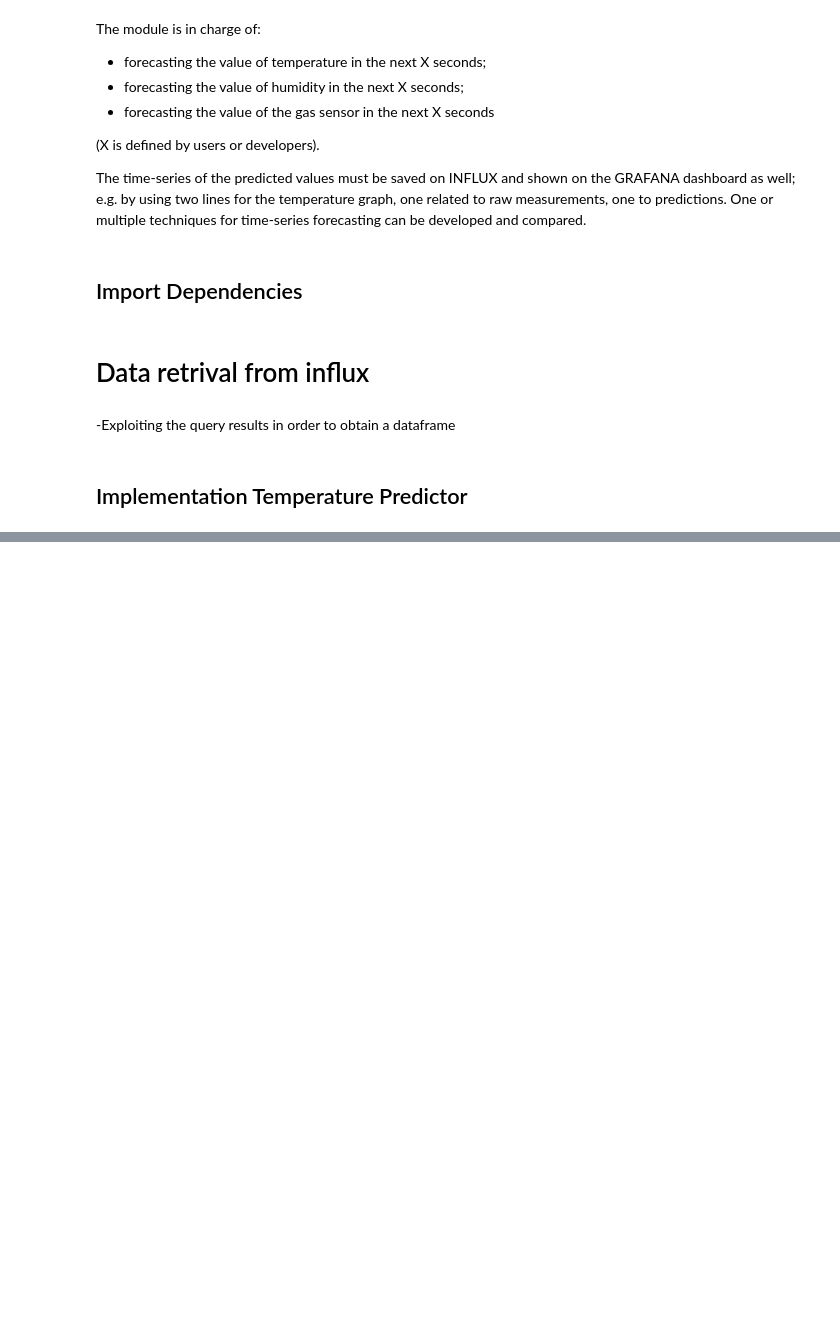
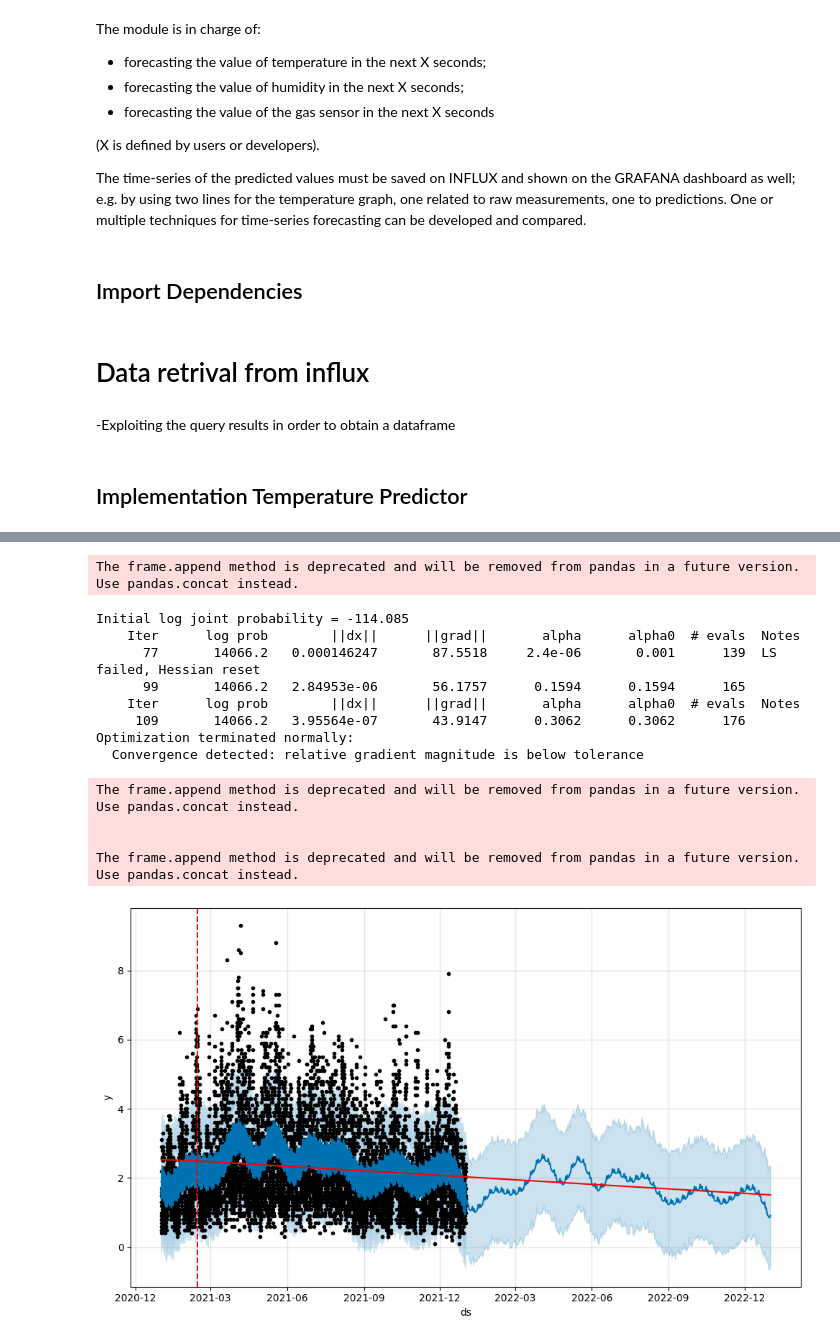
Before and after one commit to andiub97/iot-project, a Jupyter notebook: forecasting/prophetForecasting.ipynb, the cells around one changed output, grey strips where cells are left out. Cells and saved outputs as stored; diff of their text form; code cells hidden in the pictures; blank space fills up the shorter version.

```diff
--- a/forecasting/prophetForecasting.ipynb
+++ b/forecasting/prophetForecasting.ipynb
@@ -108,0 +174,20 @@ fig2 = model.plot_components(forecast)
+# %%
+pro_change= Prophet(n_changepoints=20, yearly_seasonality=True, changepoint_prior_scale=0.08)
+forecast = pro_change.fit(train_df).predict(future)
+fig= pro_change.plot(forecast)
+a = add_changepoints_to_plot(fig.gca(), pro_change, forecast)
+# %% [output]
+The frame.append method is deprecated and will be removed from pandas in a future version. Use pandas.concat instead.
+Initial log joint probability = -114.085
+    Iter      log prob        ||dx||      ||grad||       alpha      alpha0  # evals  Notes
+      77       14066.2   0.000146247       87.5518     2.4e-06       0.001      139  LS failed, Hessian reset
+      99       14066.2   2.84953e-06       56.1757      0.1594      0.1594      165
+    Iter      log prob        ||dx||      ||grad||       alpha      alpha0  # evals  Notes
+     109       14066.2   3.95564e-07       43.9147      0.3062      0.3062      176
+Optimization terminated normally:
+  Convergence detected: relative gradient magnitude is below tolerance
+The frame.append method is deprecated and will be removed from pandas in a future version. Use pandas.concat instead.
+
+
+The frame.append method is deprecated and will be removed from pandas in a future version. Use pandas.concat instead.
+[figure, added]
```
Also changed, not shown: parts of 5 cells of this notebook.
